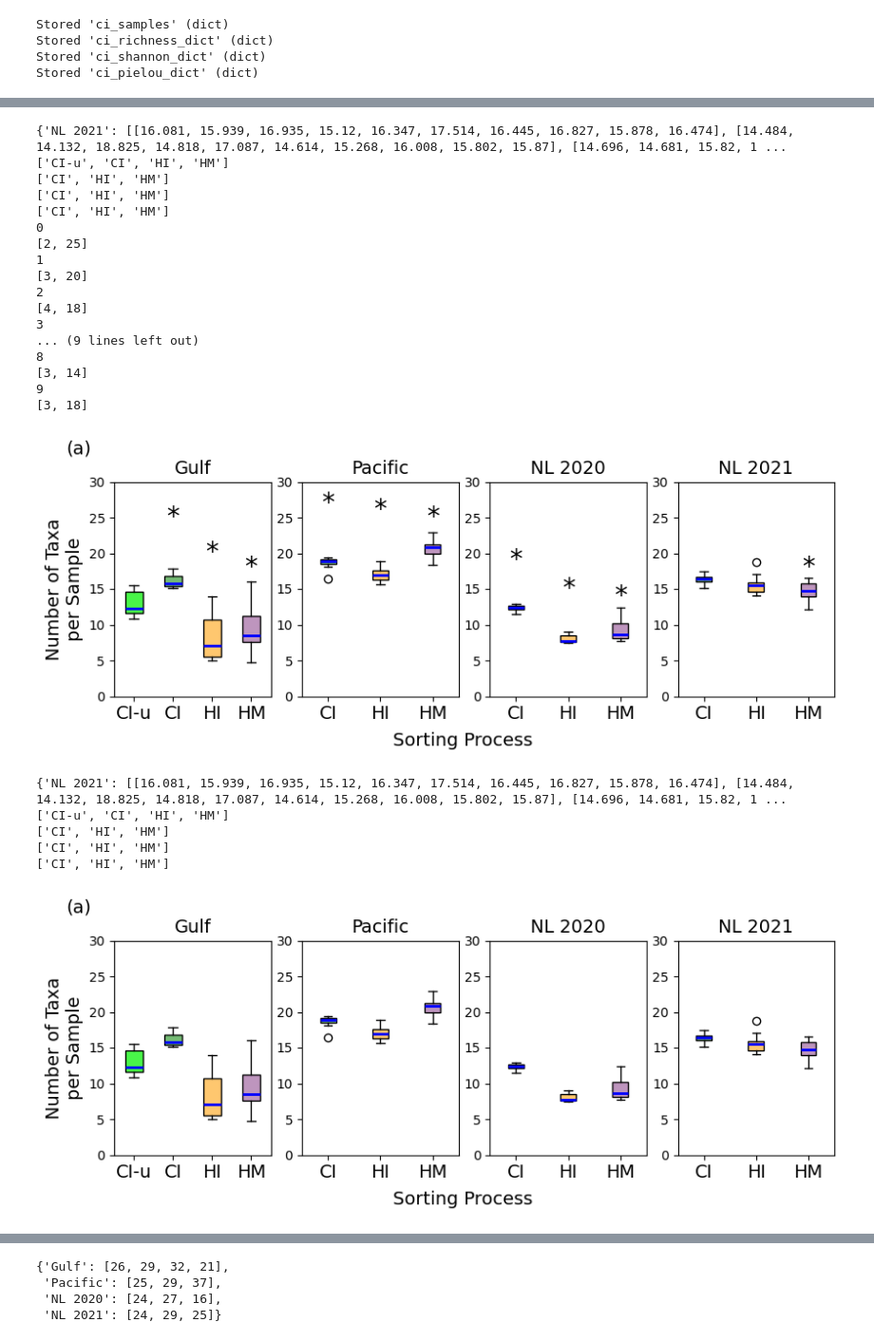
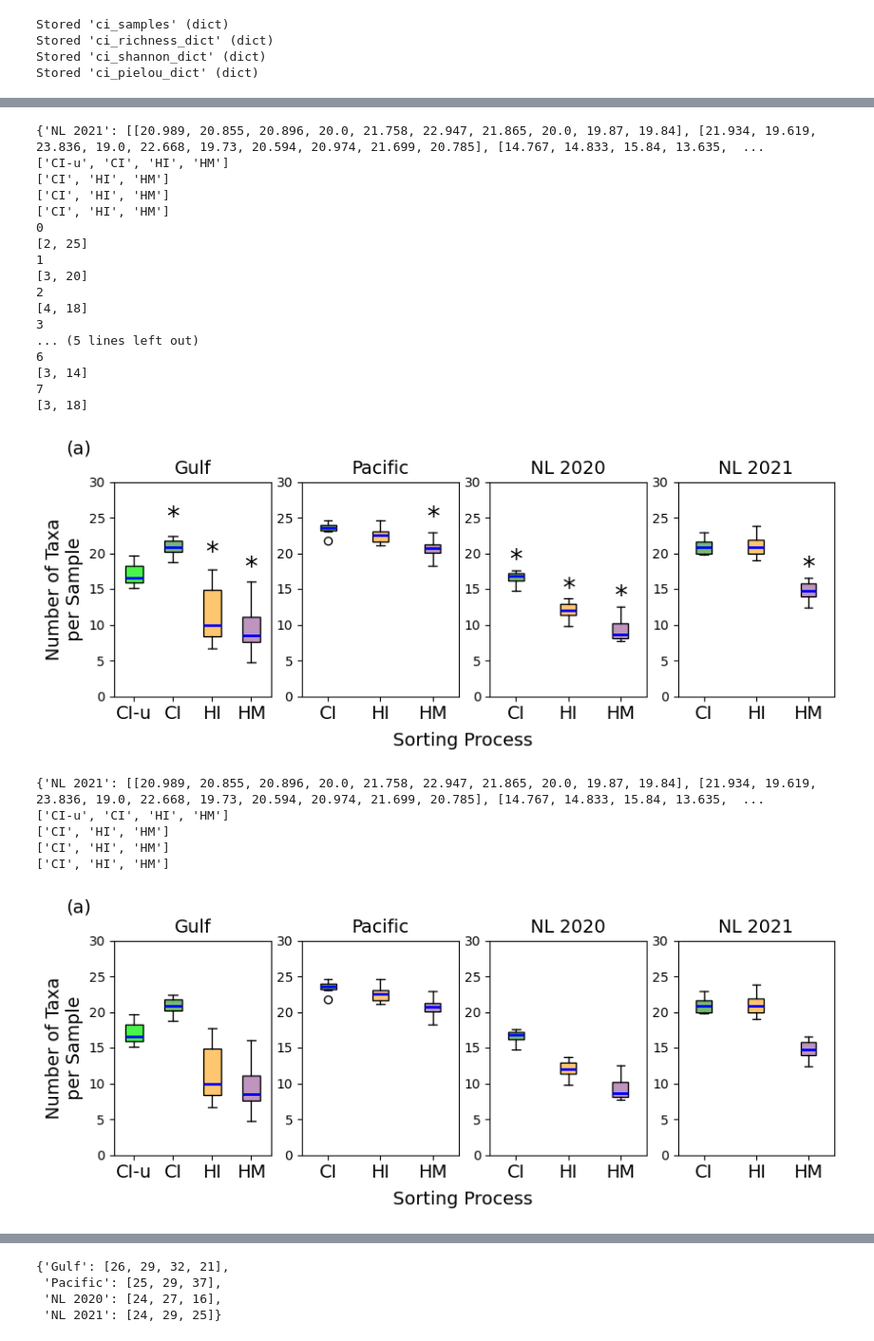
Before and after one commit to AnaisLacoursiereRoussel/AMP_code, a Jupyter notebook: Richness_BoxPlots.ipynb, the cells around one changed output, grey strips where cells are left out. Shown at 95% size. Saved outputs shown, nothing was run; the diff lists cells and outputs as text; code cells hidden in the pictures.

```diff
--- a/Richness_BoxPlots.ipynb
+++ b/Richness_BoxPlots.ipynb
@@ -527,7 +529,7 @@ array(['Acartia spp.', 'Aglantha spp. (medusa)', 'Amphipoda',
 sampleCounts = hi_rawcounts_df[['FlowCamID', 'countSample']].groupby('FlowCamID', as_index=False)['countSample'].sum()
 smallest_sample = sampleCounts['countSample'].min()
 print('smallest sample: ', smallest_sample)
-hm_smallest_sample = 203
+
 hi_richness_dict = {}
 hi_shannon_dict = {}
 hi_pielou_dict = {}
@@ -545,7 +547,7 @@ for regionYear in regionYears:
         # print(np.sum(sample_counts['countSample'].to_numpy()))
         chao1 = get_chao1(sample_counts)
         # print('sample size: ', sample_counts['countSample'].sum())
-        richness, shannon, pielou = get_rarefaction_value(sample_counts, hm_smallest_sample, 1000)
+        richness, shannon, pielou = get_rarefaction_value(sample_counts, smallest_sample, 1000)
         print('richness: ', richness, 'shannon: ', shannon, 'pielou: ', pielou)
         hi_richness_dict[regionYear].append(richness)
         hi_shannon_dict[regionYear].append(shannon)
@@ -600,7 +602,7 @@ for regionYear in regionYears:
         # print(np.sum(sample_counts['countSample'].to_numpy()))
         chao1 = get_chao1(sample_counts)
         # print('sample size: ', sample_counts['countSample'].sum())
-        richness, shannon, pielou = get_rarefaction_value(sample_counts, hm_smallest_sample, 1000)
+        richness, shannon, pielou = get_rarefaction_value(sample_counts, smallest_sample, 1000)
         print('richness: ', richness, 'shannon: ', shannon, 'pielou: ', pielou)
         ci_richness_dict[regionYear].append(richness)
         ci_shannon_dict[regionYear].append(shannon)
@@ -684,7 +686,7 @@ for regionYear in regionYears:
         # print(np.sum(sample_counts['countSample'].to_numpy()))
         chao1 = get_chao1(sample_counts)
         # print('sample size: ', sample_counts['countSample'].sum())
-        richness, shannon, pielou = get_rarefaction_value(sample_counts, hm_smallest_sample, 1000)
+        richness, shannon, pielou = get_rarefaction_value(sample_counts, smallest_sample, 1000)
         print('richness: ', richness, 'shannon: ', shannon, 'pielou: ', pielou)
         max_ci_richness_dict[regionYear].append(richness)
         max_ci_shannon_dict[regionYear].append(shannon)
@@ -811,39 +813,39 @@ se:  0.011190749874856005
 # %%
-display_boxplots(richness_box_data, [0, 30], [0, 0, 0, 1, 1, 1, 2, 2, 2, 3],
+display_boxplots(richness_box_data, [0, 30], [0, 0, 0, 1, 2, 2, 2, 3],
                  [[2, 25], [3, 20], [4, 18],
-                  [1, 27], [2, 26], [3, 25],
+                  [3, 25],
                   [1, 19], [2, 15], [3, 14],
                   [3, 18]],
                  'Number of Taxa', 'a')
 
 display_boxplots(richness_box_data, [0, 30], [],
                  [],
                  'Number of Taxa', 'a')
 # %% [output]
-{'NL 2021': [[16.081, 15.939, 16.935, 15.12, 16.347, 17.514, 16.445, 16.827, 15.878, 16.474], [14.484, 14.132, 18.825, 14.818, 17.087, 14.614, 15.268, 16.008, 15.802, 15.87], [14.696, 14.681, 15.82, 1 ...
+{'NL 2021': [[20.989, 20.855, 20.896, 20.0, 21.758, 22.947, 21.865, 20.0, 19.87, 19.84], [21.934, 19.619, 23.836, 19.0, 22.668, 19.73, 20.594, 20.974, 21.699, 20.785], [14.767, 14.833, 15.84, 13.635,  ...
 ['CI-u', 'CI', 'HI', 'HM']
 ['CI', 'HI', 'HM']
 ['CI', 'HI', 'HM']
 ['CI', 'HI', 'HM']
 0
 [2, 25]
 1
 [3, 20]
 2
 [4, 18]
 3
-... (9 lines left out)
-8
+... (5 lines left out)
+6
 [3, 14]
-9
+7
 [3, 18]
-[figure, old version]
+[figure, new version]
-{'NL 2021': [[16.081, 15.939, 16.935, 15.12, 16.347, 17.514, 16.445, 16.827, 15.878, 16.474], [14.484, 14.132, 18.825, 14.818, 17.087, 14.614, 15.268, 16.008, 15.802, 15.87], [14.696, 14.681, 15.82, 1 ...
+{'NL 2021': [[20.989, 20.855, 20.896, 20.0, 21.758, 22.947, 21.865, 20.0, 19.87, 19.84], [21.934, 19.619, 23.836, 19.0, 22.668, 19.73, 20.594, 20.974, 21.699, 20.785], [14.767, 14.833, 15.84, 13.635,  ...
 ['CI-u', 'CI', 'HI', 'HM']
 ['CI', 'HI', 'HM']
 ['CI', 'HI', 'HM']
 ['CI', 'HI', 'HM']
-[figure, old version]
+[figure, new version]
 # %%
 regionYears = ['Gulf', 'Pacific', 'NL 2020', 'NL 2021']
 # %%
```
Also changed, not shown: parts of 24 cells of this notebook, 3 other files.
